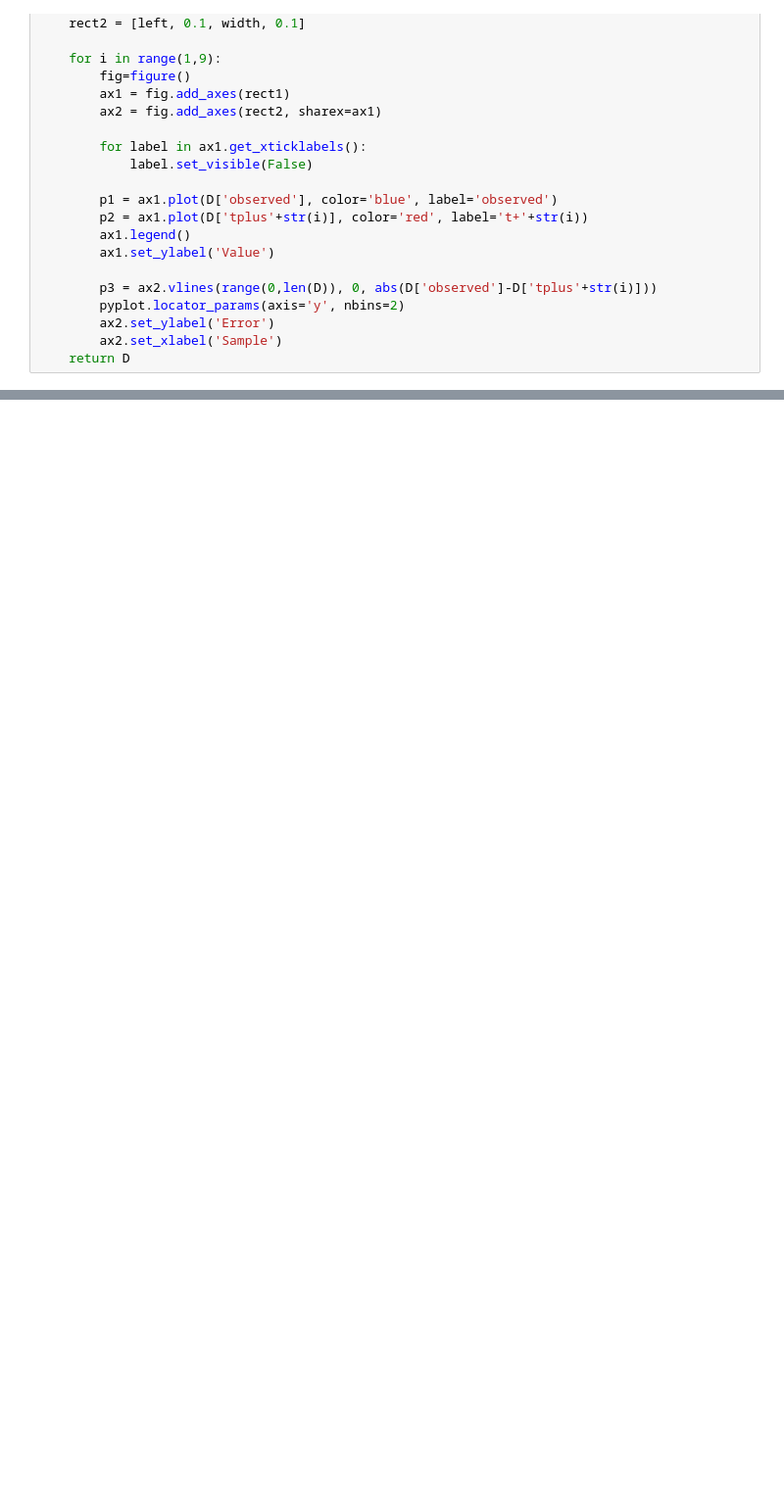
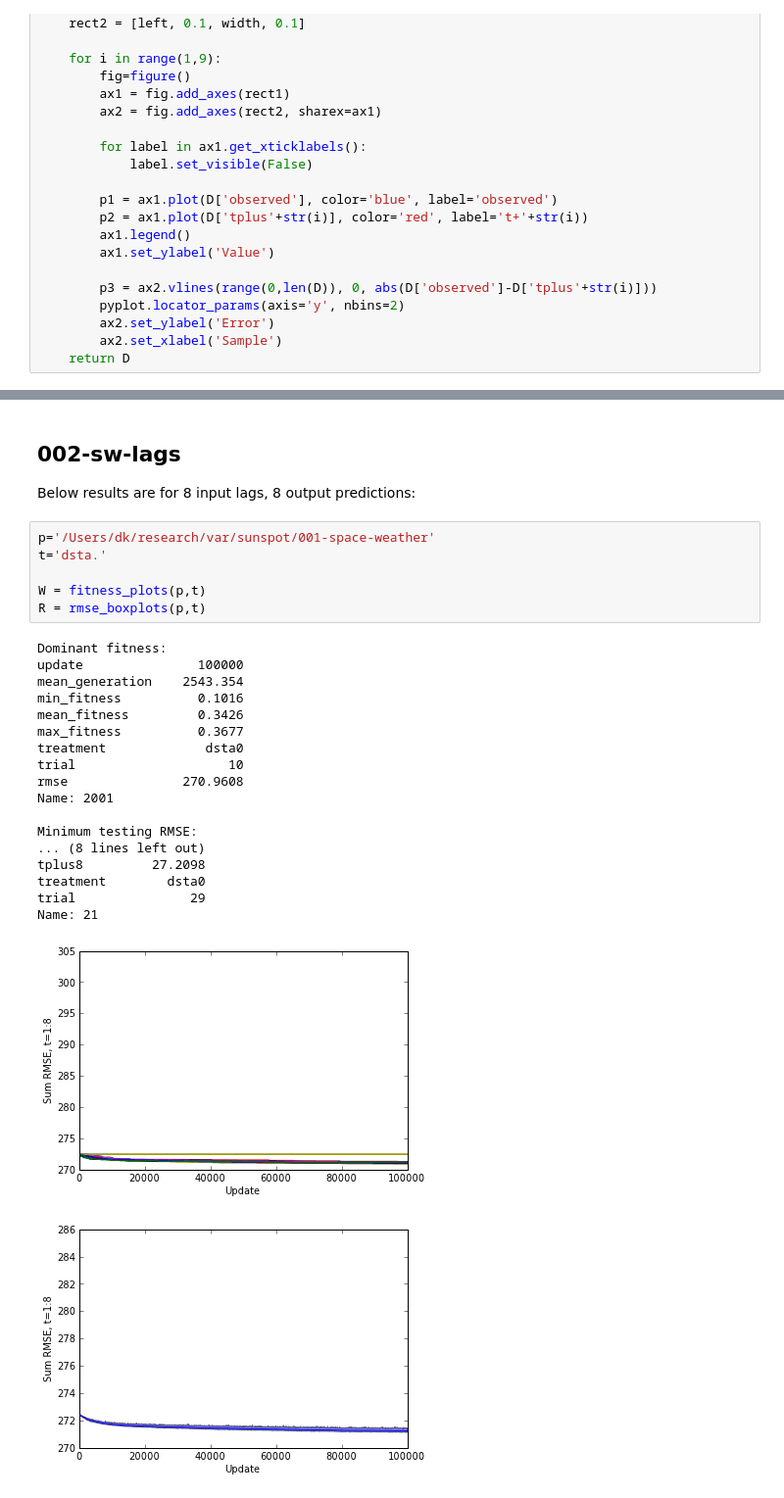
Before and after one commit to mmirmomeni/sunspot, a Jupyter notebook: math/sunspot.ipynb, the cells around one changed output, grey strips where cells are left out. Shown: that part at 98% size. Drawn from its saved outputs; the diff is of its cells as text; blank space fills up the shorter version.

```diff
--- a/math/sunspot.ipynb
+++ b/math/sunspot.ipynb
@@ -135,0 +154,30 @@ PH = prediction_horizon(p+"/kpa0_28")
+# %% [markdown]
+## 002-sw-lags
+
+Below results are for 8 input lags, 8 output predictions:
+# %%
+p='/Users/dk/research/var/sunspot/001-space-weather'
+t='dsta.'
+
+W = fitness_plots(p,t)
+R = rmse_boxplots(p,t)
+# %% [output]
+Dominant fitness:
+update               100000
+mean_generation    2543.354
+min_fitness          0.1016
+mean_fitness         0.3426
+max_fitness          0.3677
+treatment             dsta0
+trial                    10
+rmse               270.9608
+Name: 2001
+
+Minimum testing RMSE:
+... (8 lines left out)
+tplus8         27.2098
+treatment        dsta0
+trial               29
+Name: 21
+[figure, added]
+[figure, added]
```
Also changed, not shown: parts of 13 cells of this notebook, 2 other files.
